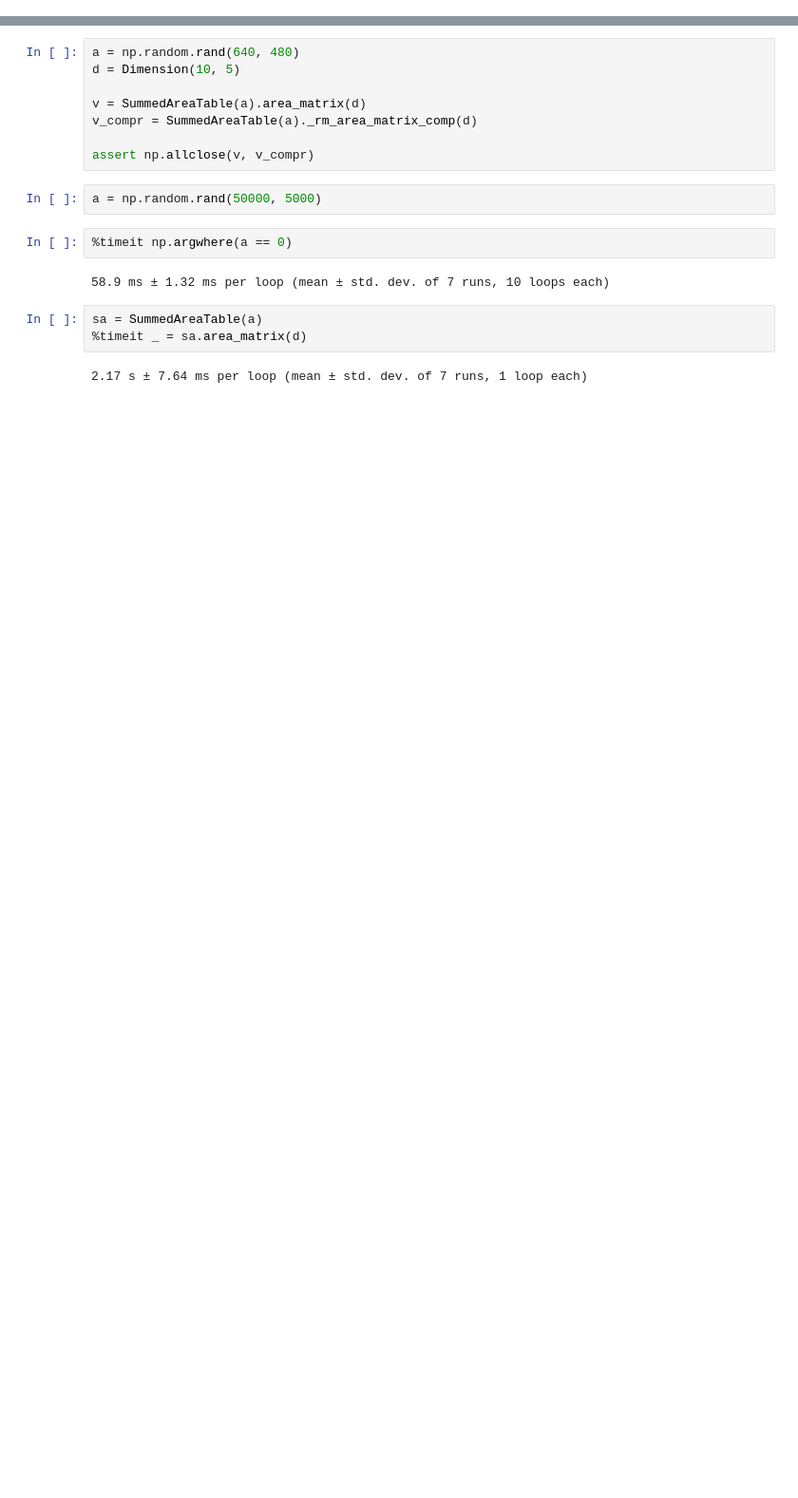
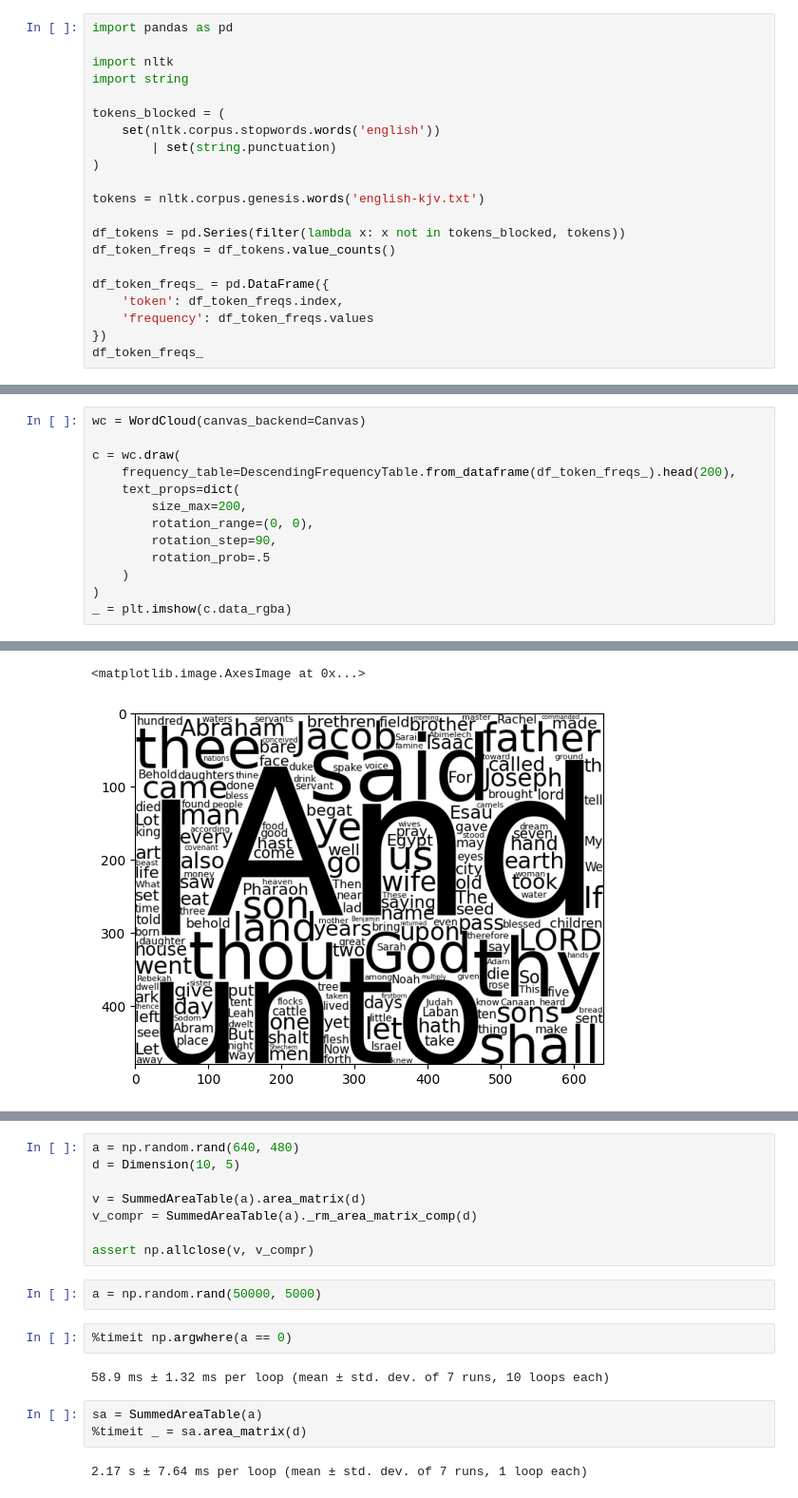
Before and after one commit to oakaigh/python-tagcloud, a Jupyter notebook: example.ipynb, the cells around one changed output, grey strips where cells are left out. Shown: that part at 95% size. Drawn from its saved outputs; the diff is of its cells as text; blank space fills up the shorter version.

```diff
--- a/example.ipynb
+++ b/example.ipynb
@@ -720,0 +767,21 @@ class WordCloud:
+# %%
+import pandas as pd
+
+import nltk
+import string
+
+tokens_blocked = (
+    set(nltk.corpus.stopwords.words('english'))
+        | set(string.punctuation)
+)
+
+tokens = nltk.corpus.genesis.words('english-kjv.txt')
+
+df_tokens = pd.Series(filter(lambda x: x not in tokens_blocked, tokens))
+df_token_freqs = df_tokens.value_counts()
+
+df_token_freqs_ = pd.DataFrame({
+    'token': df_token_freqs.index,
+    'frequency': df_token_freqs.values
+})
+df_token_freqs_
@@ -720,0 +802,14 @@ class WordCloud:
+# %%
+wc = WordCloud(canvas_backend=Canvas)
+
+c = wc.draw(
+    frequency_table=DescendingFrequencyTable.from_dataframe(df_token_freqs_).head(200),
+    text_props=dict(
+        size_max=200,
+        rotation_range=(0, 0),
+        rotation_step=90,
+        rotation_prob=.5
+    )
+)
+_ = plt.imshow(c.data_rgba)
+# %% [output]
@@ -721,3 +833,5 @@ class WordCloud:
+<matplotlib.image.AxesImage at 0x...>
+[figure, added]
 # %%
 wc = WordCloud(canvas_backend=Canvas)
 
```
Also changed, not shown: parts of 150 cells of this notebook, 1 other file.
